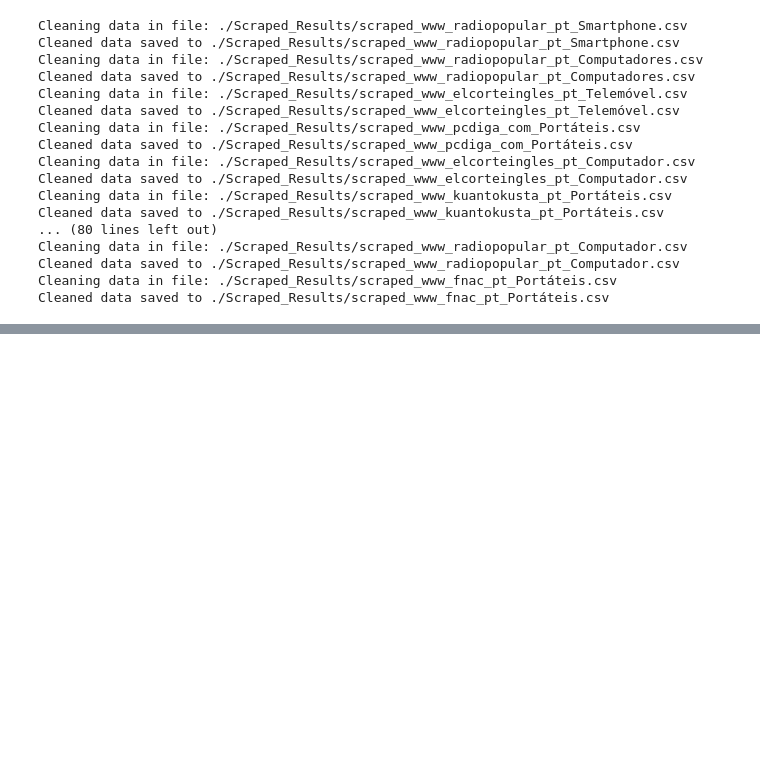
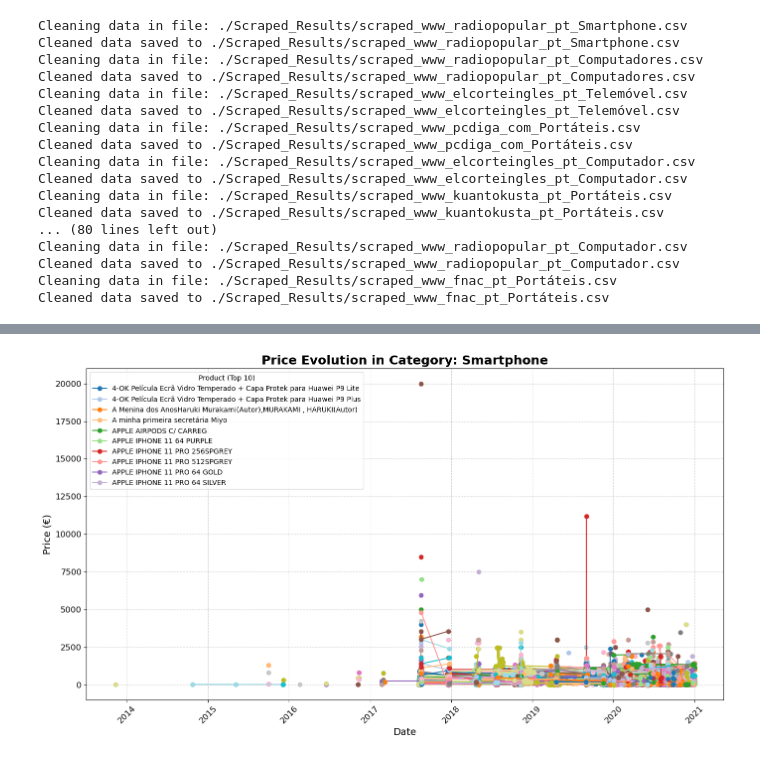
Before and after one commit to caridade1706/ED_Project, a Jupyter notebook: Queries_V1.ipynb, the cells around one changed output, grey strips where cells are left out. Saved outputs shown, nothing was run; the diff lists cells and outputs as text; code cells hidden in the pictures; blank space fills up the shorter version.

```diff
--- a/Queries_V1.ipynb
+++ b/Queries_V1.ipynb
@@ -451,0 +513,81 @@ Cleaned data saved to ./Scraped_Results/scraped_www_fnac_pt_Portáteis.csv
+# %%
+import os
+import pandas as pd
+import matplotlib.pyplot as plt
+from matplotlib.cm import get_cmap
+from datetime import datetime
+
+
+def extract_data_from_file(directory):
+    """
+    Reads CSV files in the given directory and organizes product data by category.
+    :param directory (str): Path to the directory containing CSV files.
+    :return: A dictionary where keys are categories and values are DataFrames containing the respective product data.
+    """
+
+    category_dfs = {}
+
+    # Process each CSV file in the directory
+    for file_name in os.listdir(directory):
+        if file_name.startswith('scraped_') and file_name.endswith('.csv'):
+            file_path = os.path.join(directory, file_name)
+
+            # Read the CSV into a DataFrame
+            df = pd.read_csv(file_path)
+
+            # Ensure the necessary columns exist
+            if {'category', 'price', 'timestamp', 'title'}.issubset(df.columns):
+                # Convert timestamp to datetime
+                df['timestamp'] = pd.to_datetime(df['timestamp'], format='%Y%m%d%H%M%S')
+
+                # Group by category and append to the respective DataFrame
+                for category, group in df.groupby('category'):
+                    if category not in category_dfs:
+                        category_dfs[category] = group
+                    else:
+                        category_dfs[category] = pd.concat([category_dfs[category], group])
+
+    return category_dfs
+
+def make_graphic_category_detailed(category_dfs):
+    """
+    Generates detailed line plots showing price evolution over time for each category.
+    :param category_dfs (dict): A dictionary where keys are categories and values are DataFrames.
+    """
+
+    # Plot price evolution for each category
+    for category, category_df in category_dfs.items():
+        plt.figure(figsize=(14, 8))
+        cmap = get_cmap("tab20")  # Improved color palette
+        unique_titles = category_df['title'].unique()
+
+        for i, (title, group) in enumerate(category_df.groupby('title')):
+            color = cmap(i % 20)  # Cycle through 20 colors
+            plt.plot(group['timestamp'], group['price'], marker='o', label=title, color=color, linewidth=1.5)
+
+        # Customize the plot
+        plt.title(f"Price Evolution in Category: {category}", fontsize=18, fontweight='bold')
+        plt.xlabel("Date", fontsize=14)
+        plt.ylabel("Price (€)", fontsize=14)
+        plt.xticks(rotation=45, fontsize=12)
+        plt.yticks(fontsize=12)
+        plt.grid(True, linestyle='--', alpha=0.6)
+
+        # Limit legend to the top 10 products for clarity
+        handles, labels = plt.gca().get_legend_handles_labels()
+        plt.legend(handles[:10], labels[:10], title="Product (Top 10)", fontsize=10, loc='upper left', frameon=True)
+
+        plt.tight_layout()
+        plt.savefig(f"Plots/{category}_price_evolution_detailed.png")  # Save improved graph
+        plt.show()
+
+    return  # Return the DataFrame dictionary for further use
+
+def main():
+    category_dfs = extract_data_from_file('./Scraped_Results')
+    make_graphic_category_detailed(category_dfs)
+
+if __name__ == "__main__":
+    main()  # Run the main function
+# %% [output]
+[figure, added]
```
Also changed, not shown: parts of 9 cells of this notebook, 9 other files.
